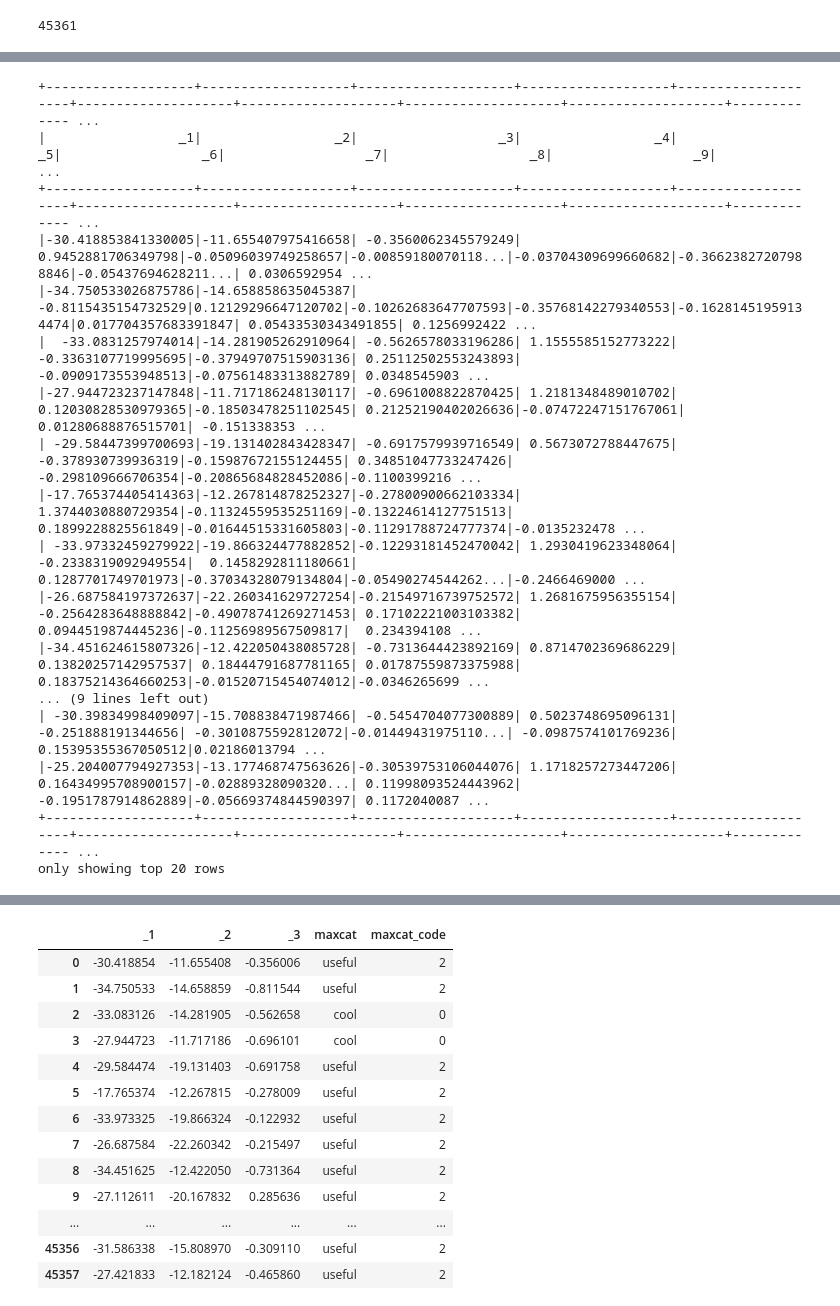
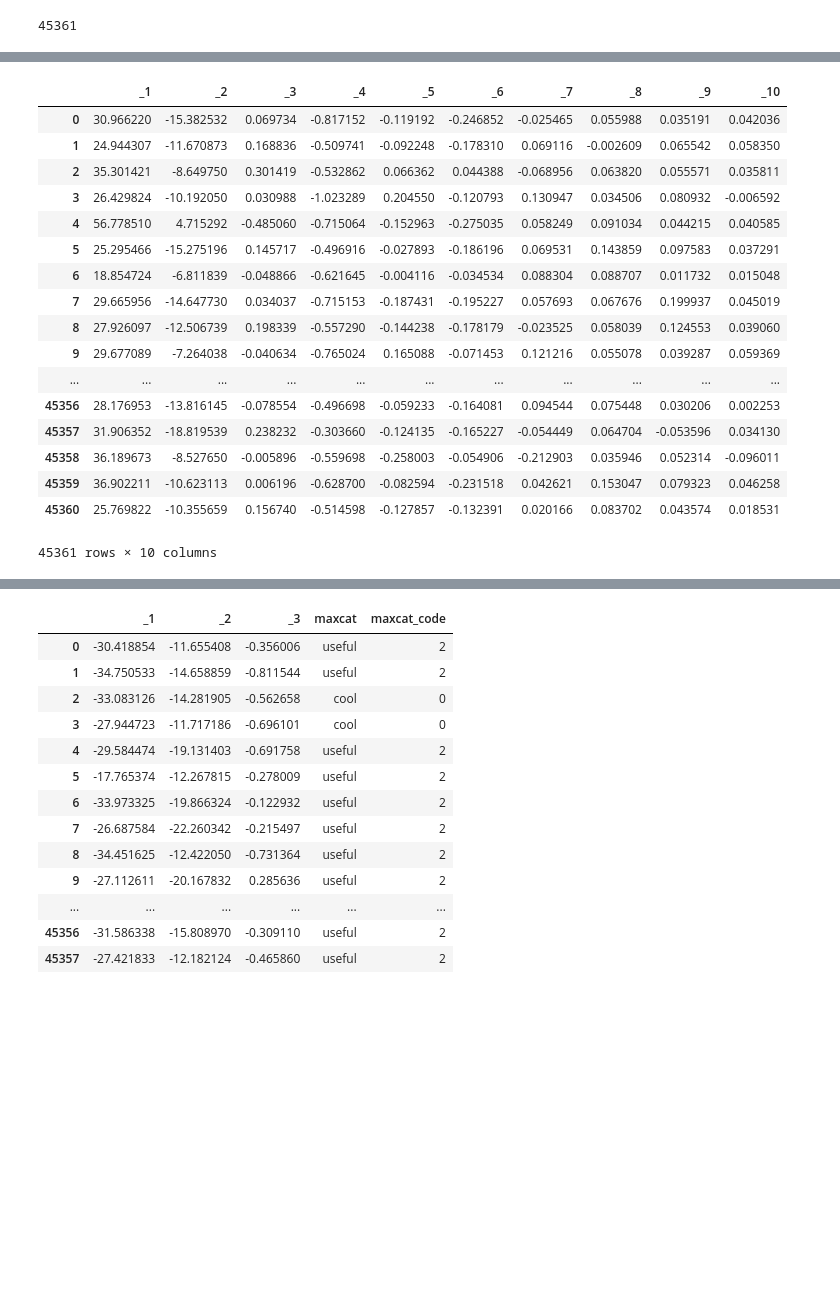
Before and after one commit to dayonenotdaytwo/orie4741project, a Jupyter notebook: Review_Preprocessing.ipynb, the cells around one changed output, grey strips where cells are left out. Drawn from its saved outputs; the diff is of its cells as text; code cells hidden in the pictures; blank space fills up the shorter version.

```diff
--- a/Review_Preprocessing.ipynb
+++ b/Review_Preprocessing.ipynb
@@ -114,6 +123,7 @@ dataset.select('word2vec').count()
 # %%
+# Using PCA on the new data.
 from pyspark.ml.feature import PCA
 
 pca = PCA(k=10, inputCol= "word2vec",outputCol="pca_text")
 pca_model = pca.fit(dataset)
-result = pca_model.transform(dataset).select("pca_text")
+pca_result = pca_model.transform(dataset).select("pca_text")
@@ -131,24 +152,26 @@ plt.show()
+# %%
+result = result.toPandas()
+# %% [output]
+|  | _1 | _2 | _3 | _4 | _5 | _6 | _7 | _8 | _9 | _10 |
+| 0 | 30.966220 | -15.382532 | 0.069734 | -0.817152 | -0.119192 | -0.246852 | -0.025465 | 0.055988 | 0.035191 | 0.042036 |
+| 1 | 24.944307 | -11.670873 | 0.168836 | -0.509741 | -0.092248 | -0.178310 | 0.069116 | -0.002609 | 0.065542 | 0.058350 |
+| 2 | 35.301421 | -8.649750 | 0.301419 | -0.532862 | 0.066362 | 0.044388 | -0.068956 | 0.063820 | 0.055571 | 0.035811 |
+| 3 | 26.429824 | -10.192050 | 0.030988 | -1.023289 | 0.204550 | -0.120793 | 0.130947 | 0.034506 | 0.080932 | -0.006592 |
+| 4 | 56.778510 | 4.715292 | -0.485060 | -0.715064 | -0.152963 | -0.275035 | 0.058249 | 0.091034 | 0.044215 | 0.040585 |
+| 5 | 25.295466 | -15.275196 | 0.145717 | -0.496916 | -0.027893 | -0.186196 | 0.069531 | 0.143859 | 0.097583 | 0.037291 |
+| 6 | 18.854724 | -6.811839 | -0.048866 | -0.621645 | -0.004116 | -0.034534 | 0.088304 | 0.088707 | 0.011732 | 0.015048 |
+| 7 | 29.665956 | -14.647730 | 0.034037 | -0.715153 | -0.187431 | -0.195227 | 0.057693 | 0.067676 | 0.199937 | 0.045019 |
+| 8 | 27.926097 | -12.506739 | 0.198339 | -0.557290 | -0.144238 | -0.178179 | -0.023525 | 0.058039 | 0.124553 | 0.039060 |
+| 9 | 29.677089 | -7.264038 | -0.040634 | -0.765024 | 0.165088 | -0.071453 | 0.121216 | 0.055078 | 0.039287 | 0.059369 |
+| ... | ... | ... | ... | ... | ... | ... | ... | ... | ... | ... |
+| 45356 | 28.176953 | -13.816145 | -0.078554 | -0.496698 | -0.059233 | -0.164081 | 0.094544 | 0.075448 | 0.030206 | 0.002253 |
+| 45357 | 31.906352 | -18.819539 | 0.238232 | -0.303660 | -0.124135 | -0.165227 | -0.054449 | 0.064704 | -0.053596 | 0.034130 |
+| 45358 | 36.189673 | -8.527650 | -0.005896 | -0.559698 | -0.258003 | -0.054906 | -0.212903 | 0.035946 | 0.052314 | -0.096011 |
+| 45359 | 36.902211 | -10.623113 | 0.006196 | -0.628700 | -0.082594 | -0.231518 | 0.042621 | 0.153047 | 0.079323 | 0.046258 |
+| 45360 | 25.769822 | -10.355659 | 0.156740 | -0.514598 | -0.127857 | -0.132391 | 0.020166 | 0.083702 | 0.043574 | 0.018531 |
+45361 rows × 10 columns
 # %%
-def extract(row):
+#result_pd = result.toPandas()
+def extract_pca(row):
     return tuple(row.pca_text.toArray().tolist())
-
-result = result.rdd.map(extract).toDF()
-result.show()
+pca_result = pca_result.rdd.map(extract_pca).toDF()
-# %% [output]
-+-------------------+-------------------+--------------------+-------------------+--------------------+--------------------+--------------------+--------------------+--------------------+------------- ...
-|                 _1|                 _2|                  _3|                 _4|                  _5|                  _6|                  _7|                  _8|                  _9|              ...
-+-------------------+-------------------+--------------------+-------------------+--------------------+--------------------+--------------------+--------------------+--------------------+------------- ...
-|-30.418853841330005|-11.655407975416658| -0.3560062345579249| 0.9452881706349798|-0.05096039749258657|-0.00859180070118...|-0.03704309699660682|-0.36623827207988846|-0.05437694628211...| 0.0306592954 ...
-|-34.750533026875786|-14.658858635045387| -0.8115435154732529|0.12129296647120702|-0.10262683647707593|-0.35768142279340553|-0.16281451959134474|0.017704357683391847| 0.05433530343491855| 0.1256992422 ...
-|  -33.0831257974014|-14.281905262910964| -0.5626578033196286| 1.1555585152773222| -0.3363107719995695|-0.37949707515903136| 0.25112502553243893| -0.0909173553948513|-0.07561483313882789| 0.0348545903 ...
-|-27.944723237147848|-11.717186248130117| -0.6961008822870425| 1.2181348489010702| 0.12030828530979365|-0.18503478251102545| 0.21252190402026636|-0.07472247151767061| 0.01280688876515701| -0.151338353 ...
-| -29.58447399700693|-19.131402843428347| -0.6917579939716549| 0.5673072788447675|  -0.378930739936319|-0.15987672155124455| 0.34851047733247426|  -0.298109666706354|-0.20865684828452086|-0.1100399216 ...
-|-17.765374405414363|-12.267814878252327|-0.27800900662103334| 1.3744030880729354|-0.11324559535251169|-0.13224614127751513|  0.1899228825561849|-0.01644515331605803|-0.11291788724777374|-0.0135232478 ...
-| -33.97332459279922|-19.866324477882852|-0.12293181452470042| 1.2930419623348064| -0.2338319092949554|  0.1458292811180661|  0.1287701749701973|-0.37034328079134804|-0.05490274544262...|-0.2466469000 ...
-|-26.687584197372637|-22.260341629727254|-0.21549716739752572| 1.2681675956355154| -0.2564283648888842|-0.49078741269271453| 0.17102221003103382|  0.0944519874445236|-0.11256989567509817|  0.234394108 ...
-|-34.451624615807326|-12.422050438085728| -0.7313644423892169| 0.8714702369686229| 0.13820257142957537| 0.18444791687781165| 0.01787559873375988| 0.18375214364660253|-0.01520715454074012|-0.0346265699 ...
-... (9 lines left out)
-| -30.39834998409097|-15.708838471987466| -0.5454704077300889| 0.5023748695096131|  -0.251888191344656| -0.3010875592812072|-0.01449431975110...| -0.0987574101769236| 0.15395355367050512|0.02186013794 ...
-|-25.204007794927353|-13.177468747563626|-0.30539753106044076| 1.1718257273447206| 0.16434995708900157|-0.02889328090320...| 0.11998093524443962| -0.1951787914862889|-0.05669374844590397| 0.1172040087 ...
-+-------------------+-------------------+--------------------+-------------------+--------------------+--------------------+--------------------+--------------------+--------------------+------------- ...
-only showing top 20 rows
```
Also changed, not shown: parts of 25 cells of this notebook, 2 other files.
